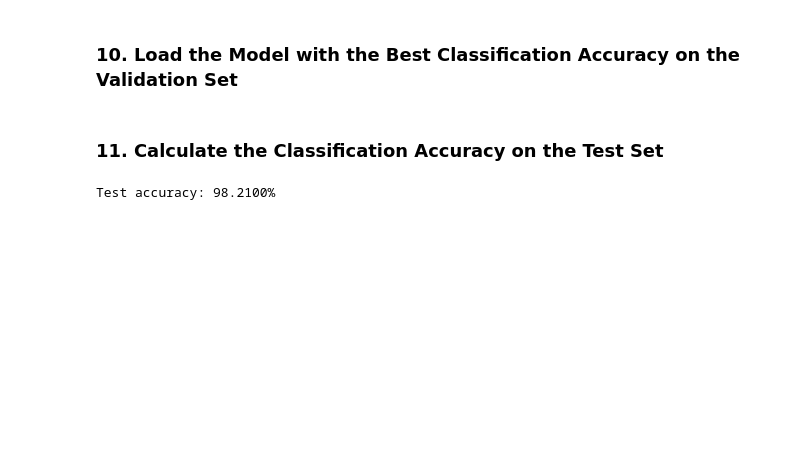
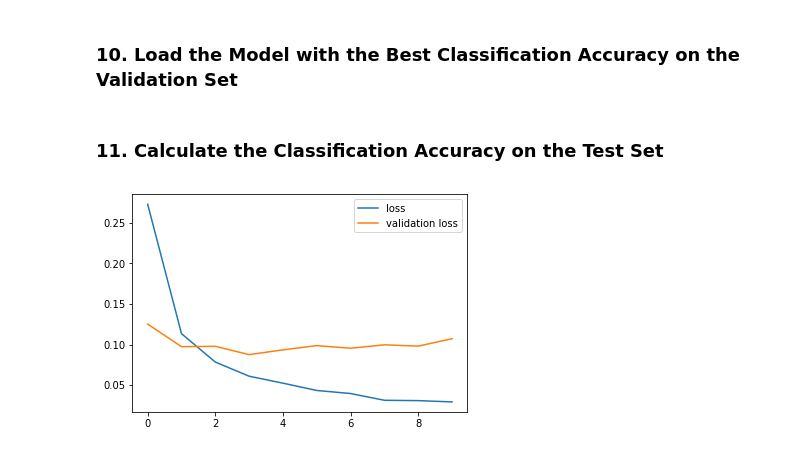
Before and after one commit to SteadBytes/ai-nanodegree, a Jupyter notebook: term-2/L6-convolutional-neural-networks/aind2-cnn/mnist-mlp/mnist_mlp.ipynb, the cells around one changed output. Drawn from its saved outputs; the diff is of its cells as text; code cells hidden in the pictures; blank space fills up the shorter version.

```diff
--- a/term-2/L6-convolutional-neural-networks/aind2-cnn/mnist-mlp/mnist_mlp.ipynb
+++ b/term-2/L6-convolutional-neural-networks/aind2-cnn/mnist-mlp/mnist_mlp.ipynb
@@ -153,11 +156,15 @@ Test accuracy: 6.2500%
 from keras.callbacks import ModelCheckpoint
 
 # train the model
+
+# Save best model weights after each epoch
 checkpointer = ModelCheckpoint(filepath='mnist.model.best.hdf5',
                                verbose=1, save_best_only=True)
+# validation_split=0.2 -> 20% of data originally given as training data is removed from training set
+# and used as validation set
 hist = model.fit(X_train, y_train, batch_size=128, epochs=10,
           validation_split=0.2, callbacks=[checkpointer],
-          verbose=1, shuffle=True)
+          verbose=2, shuffle=True)
 # %% [output]
 Train on 48000 samples, validate on 12000 samples
 Epoch 1/10
@@ -183,12 +190,21 @@ Epoch 10/10
 model.load_weights('mnist.model.best.hdf5')
 # %% [markdown]
 ### 11. Calculate the Classification Accuracy on the Test Set
-# %%
-# evaluate test accuracy
-score = model.evaluate(X_test, y_test, verbose=0)
-accuracy = 100*score[1]
-
-# print test accuracy
-print('Test accuracy: %.4f%%' % accuracy)
-# %% [output]
-Test accuracy: 98.2100%
+# %%
+# evaluate test accuracy
+test_loss, test_accuracy = model.evaluate(X_test, y_test, verbose=0)
+# evaluate train accuracy (reference to check for overfitting)
+#train_loss, train_accuracy = model.evaluate(X_train, y_train, verbose=0)
+
+plt.plot(hist.history['loss'], label='loss')
+plt.plot(hist.history['val_loss'], label='validation loss')
+plt.legend(loc='best')
+plt.show()
+
+# print('Train accuracy: %.4f%%' % (train_accuracy*100))
+# print('Train Loss: ', train_loss)
+
+print('Test accuracy: %.4f%%' % (test_accuracy*100))
+print('Test Loss: ', test_loss)
+# %% [output]
+[figure, added]
```
Also changed, not shown: parts of 34 cells of this notebook, 45 other files.
